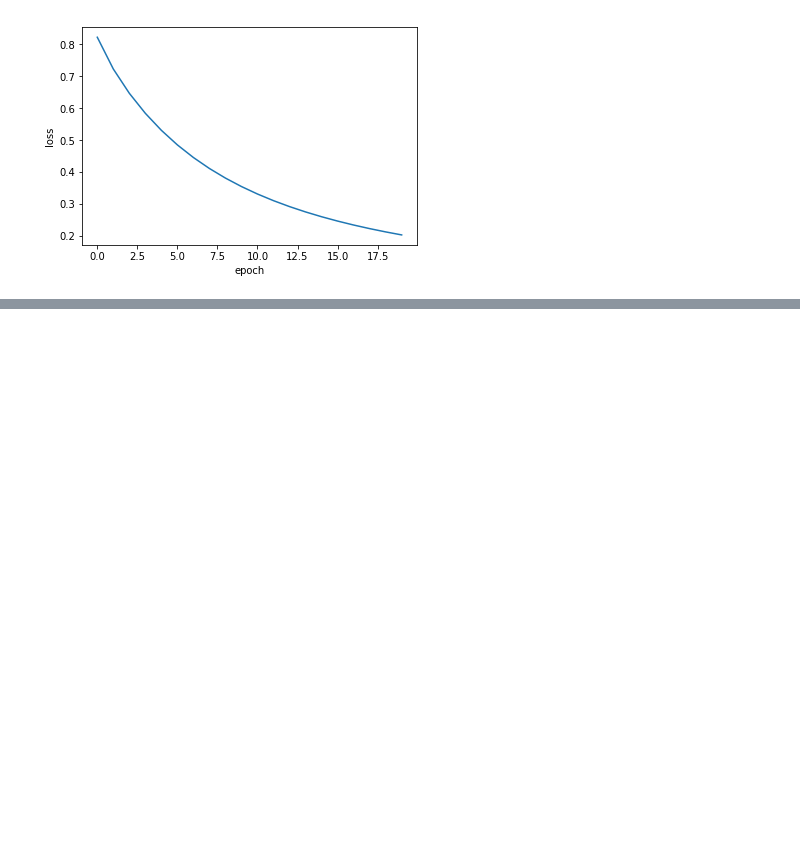
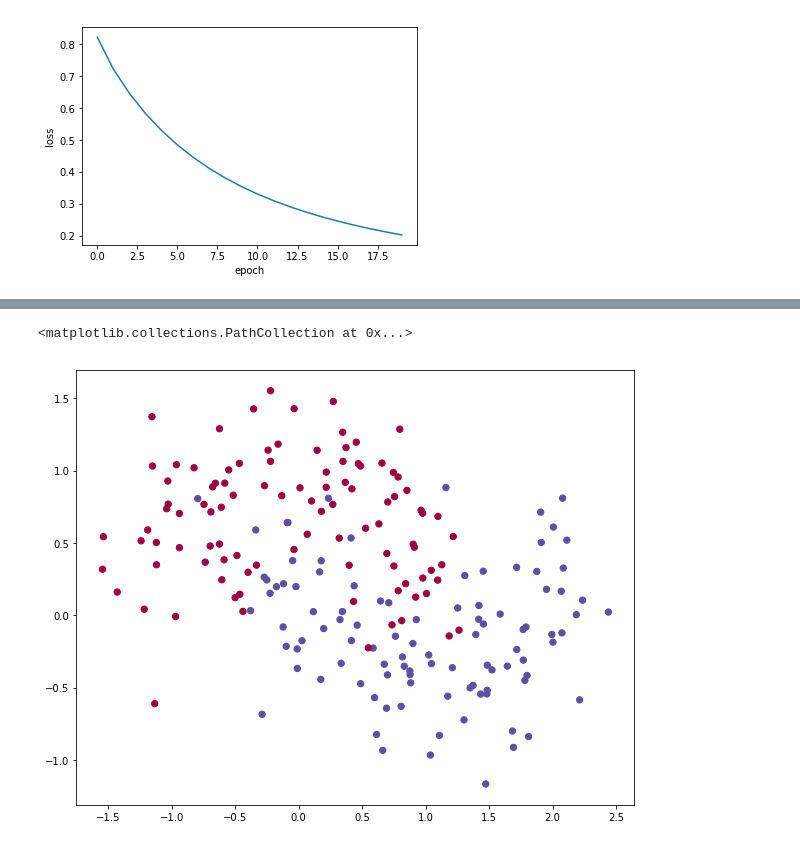
Before and after one commit to kishorrit/MLF, a Jupyter notebook: Chapter 1 Code.ipynb, the cells around one changed output, grey strips where cells are left out. Drawn from its saved outputs; the diff is of its cells as text; code cells hidden in the pictures; blank space fills up the shorter version.

```diff
--- a/Chapter 1 Code.ipynb
+++ b/Chapter 1 Code.ipynb
@@ -109,0 +385,11 @@ fig.savefig('loss.jpg')
+# %%
+# Now with more noise
+# Generate a dataset and plot it
+np.random.seed(0)
+# The data generator alows us to regulate the noise level
+X, y = sklearn.datasets.make_moons(200, noise=0.3)
+y = y.reshape(200,1)
+plt.scatter(X[:,0], X[:,1], s=40, c=y.flatten(), cmap=plt.cm.Spectral)
+# %% [output]
+<matplotlib.collections.PathCollection at 0x...>
+[figure, added]
```
Also changed, not shown: parts of 21 cells of this notebook.
